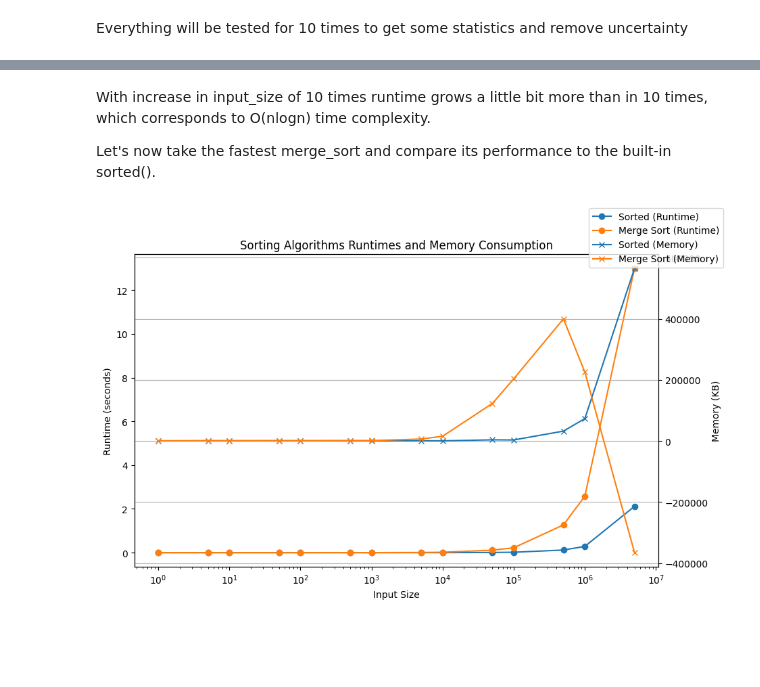
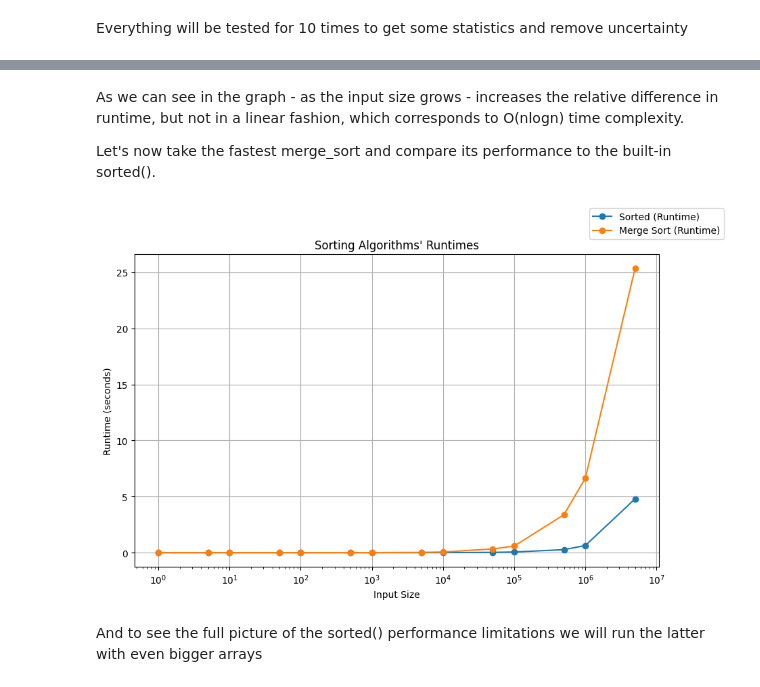
Before and after one commit to ivbor/Algorithms, a Jupyter notebook: Algorithms/python_solutions/speed_tuning/sorts_for_floats.ipynb, the cells around one changed output, grey strips where cells are left out. Saved outputs shown, nothing was run; the diff lists cells and outputs as text; code cells hidden in the pictures; blank space fills up the shorter version.

```diff
--- a/Algorithms/python_solutions/speed_tuning/sorts_for_floats.ipynb
+++ b/Algorithms/python_solutions/speed_tuning/sorts_for_floats.ipynb
@@ -112,0 +120,5 @@ Important notice! While insertion sort seems to be the worst, when there are few
+# %%
+full_data = []
+for _ in range(10):
+    one_test_data = run_tests_float(sorting_algorithms, funcs_params, input_sizes, input_range)
+    full_data.append(one_test_data)
@@ -113,5 +134,5 @@ Important notice! While insertion sort seems to be the worst, when there are few
 # %%
-input_sizes = [(1000, 1000), (5000, 5000), (10000, 10000)]
+input_sizes = [(100, 100), (500, 500), (1000, 1000), (5000, 5000), (10000, 10000)]
 
 sorting_algorithms = [
     (heap_sort, 'Heap Sort'),
@@ -146,8 +167,6 @@ Minimizing the number of swaps is achieved by keeping the current element in a s
 # %%
 from Algorithms.python_solutions.insert_sort import insert_sort_opt
 # %%
-input_sizes = [(1000, 1000), (5000, 5000), (10000, 10000)]
-
 sorting_algorithms = [
     (heap_sort, 'Heap Sort'),
     (insert_sort_opt, 'Insertion Sort'),
@@ -208,5 +227,5 @@ Because of this, it will be removed from further stress tests.
 # %%
-input_sizes = [(500000, 500000), (1000000, 1000000), (5000000, 5000000)]
+input_sizes = [(100000, 100000), (500000, 500000), (1000000, 1000000), (5000000, 5000000)]
 
 sorting_algorithms = [
     (quick_sort, 'Quick Sort'),
@@ -230,5 +249,5 @@ plot_results(data_to_plot)
 # %% [markdown]
-With increase in input_size of 10 times runtime grows a little bit more than in 10 times, which corresponds to O(nlogn) time complexity.
+As we can see in the graph - as the input size grows - increases the relative difference in runtime, but not in a linear fashion, which corresponds to O(nlogn) time complexity.
 
 Let's now take the fastest merge_sort and compare its performance to the built-in sorted().
 # %%
@@ -252,6 +271,8 @@ for _ in range(10):
     full_data.append(one_test_data)
 # %%
 data_to_plot = {label: [[full_data[i][label][j] for i in range(10)] for j in range(len(input_sizes))] for _, label in sorting_algorithms}
-plot_results(data_to_plot)
+plot_results_log(data_to_plot)
 # %% [output]
-[figure, old version]
+[figure, new version]
+# %% [markdown]
+And to see the full picture of the sorted() performance limitations we will run the latter with even bigger arrays
```
Also changed, not shown: parts of 20 cells of this notebook, 27 other files.
